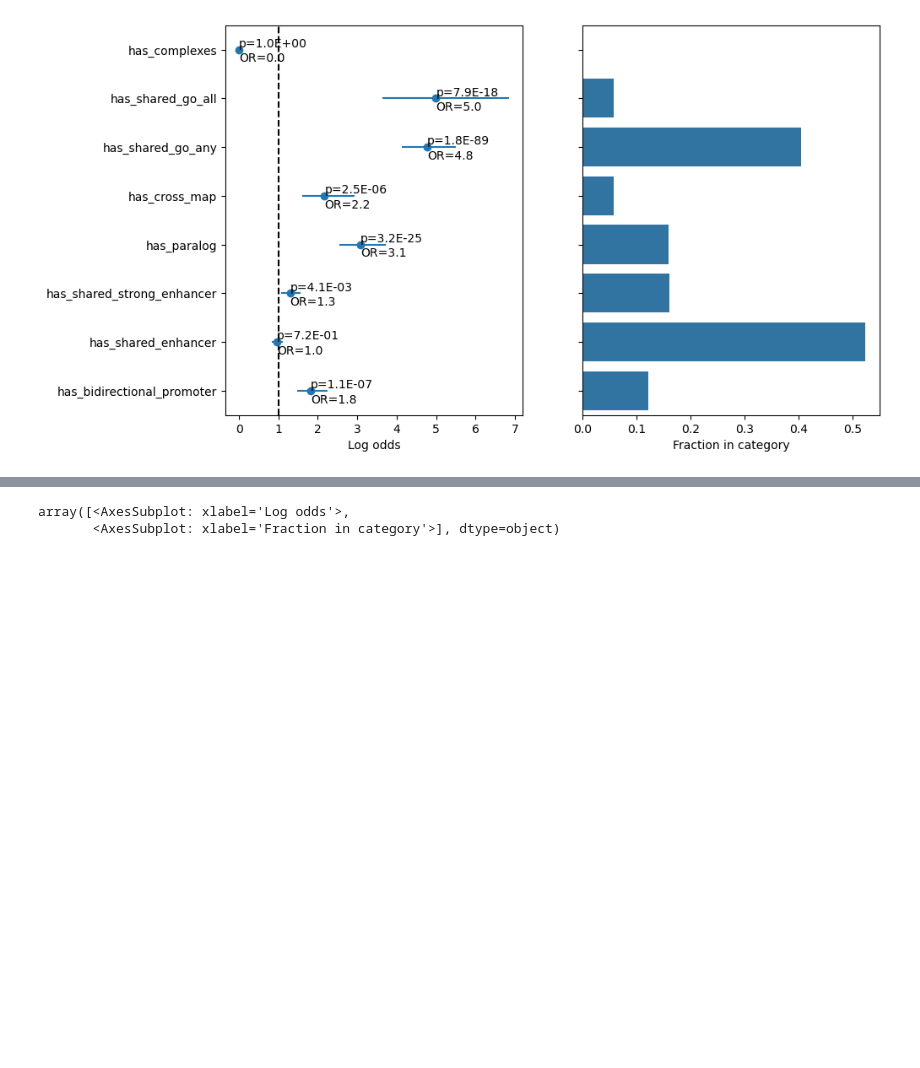
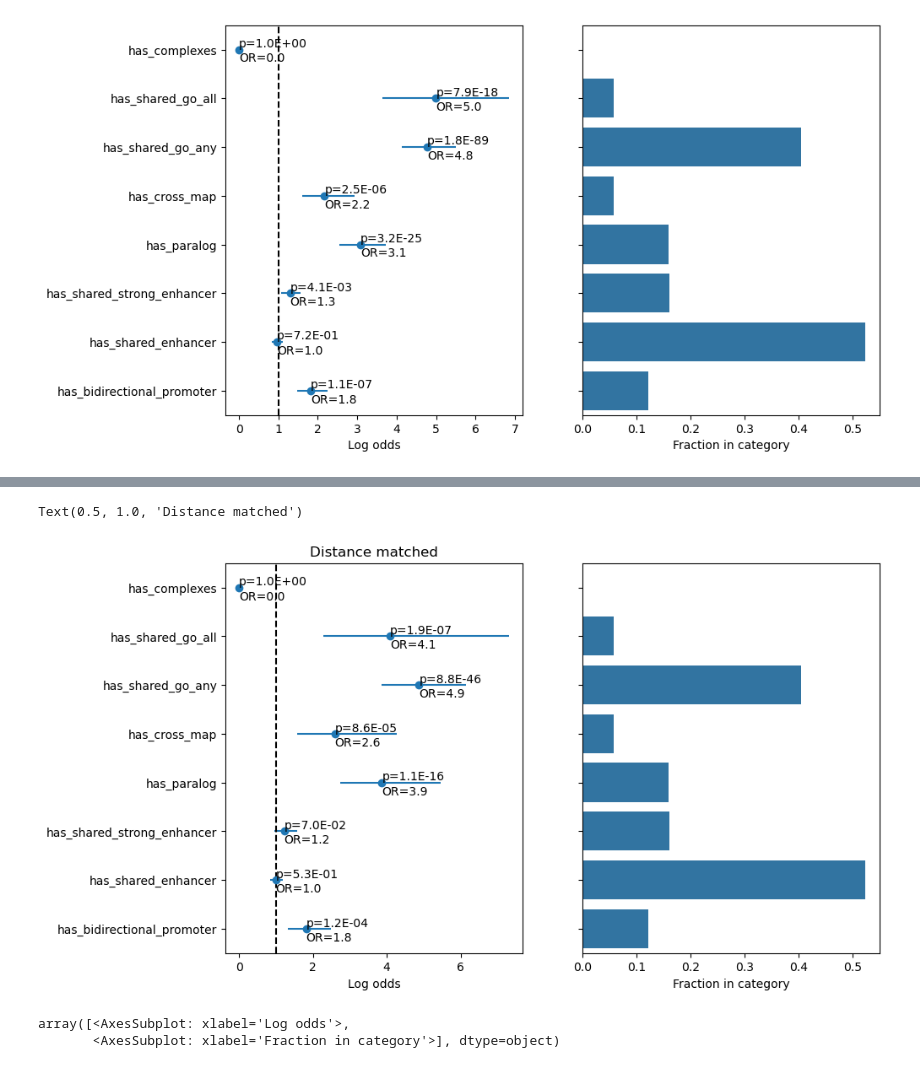
Before and after one commit to kal26/pcqtls, a Jupyter notebook: workflow/notebooks/cluster_analysis/cluster_annotation.ipynb, the cells around one changed output, grey strips where cells are left out. Saved outputs shown, nothing was run; the diff lists cells and outputs as text; code cells hidden in the pictures; blank space fills up the shorter version.

Commit message:
combinign over tissues for cluster annotations

```diff
--- a/workflow/notebooks/cluster_analysis/cluster_annotation.ipynb
+++ b/workflow/notebooks/cluster_analysis/cluster_annotation.ipynb
@@ -443,7 +443,7 @@ def resample_dist(target, candidate_pool, n, seed=126124):
     return rng.choice(candidate_pool.size, size=n, replace=True, p=pool_probability)
 
 
-def get_resamp_null_cluster(null_df, cluster_df, plot=False, number_null = 1000):
+def get_resamp_null_cluster(null_df, cluster_df, plot=False, number_null = 5000):
     # note that cluster_df should be resticted only to clusters with a matching number of transcripts already
 
     join_df = pd.concat([cluster_df, null_df], keys=['cluster', 'null'], names=['is_cluster', 'id'])
@@ -484,0 +481,6 @@ add_annotations(null_pairs_genome)
+# %%
+# distance matched null, excluding clusters
+null_pairs_exclude_clusters = get_null_clusters(expressed_gencode, 2, cluster_df=cluster_df)
+annotate_sizes(cluster_df)
+null_pairs_genome_dist_matched = get_resamp_null_cluster(null_pairs_exclude_clusters, cluster_df[cluster_df['N_genes']==2])
+add_annotations(null_pairs_genome_dist_matched)
@@ -580,3 +588,9 @@ Text(0.5, 1.0, 'Excluding cross mappable genes')
+# %%
+axes = plot_log_odds(cluster_df[cluster_df['N_genes']==2], null_pairs_genome_dist_matched, ['has_bidirectional_promoter', 'has_shared_enhancer', 'has_shared_strong_enhancer', 'has_paralog', 'has_cross_map', 'has_shared_go_any', 'has_shared_go_all', 'has_complexes'])
+axes[0].set_title('Distance matched')
+# %% [output]
+Text(0.5, 1.0, 'Distance matched')
+[figure, added]
 # %%
 # try with 3 gene clusters
 
```
Also changed, not shown: parts of 4 cells of this notebook, 8 other files.
